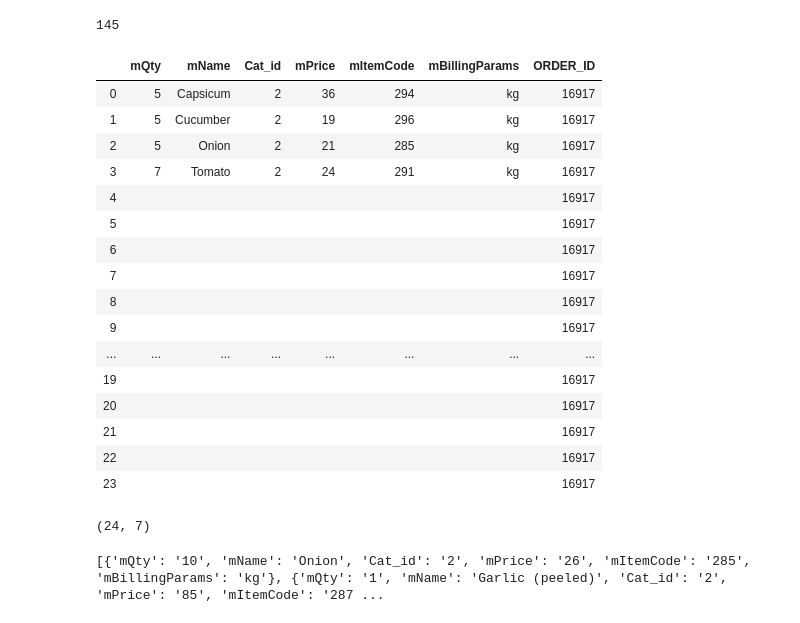
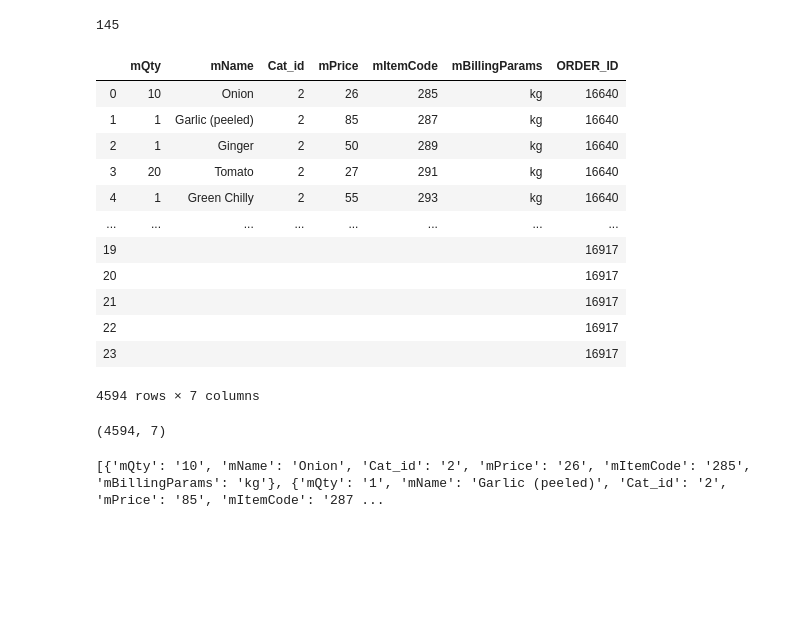
Before and after one commit to somya-create/Restaurants_Orders, a Jupyter notebook: New_delivered.ipynb, the cells around one changed output. Saved outputs shown, nothing was run; the diff lists cells and outputs as text; code cells hidden in the pictures; blank space fills up the shorter version.

```diff
--- a/New_delivered.ipynb
+++ b/New_delivered.ipynb
@@ -85,33 +85,29 @@ for i in range(145):
     df_converted = pd.DataFrame.from_dict(js)
     df_converted['ORDER_ID'] = sheet_order_delivered['ORDER_ID'][i]
     #dataframe with actual indexing
-    df1 = pd.concat([order_delivered,df_converted])
+    order_delivered = pd.concat([order_delivered,df_converted])
    #dataframe with continous indexing
     #df11 = pd.concat([order_dispatched,df_converted], ignore_index= True)
-# %%
-df1
-# %% [output]
-|  | mQty | mName | Cat_id | mPrice | mItemCode | mBillingParams | ORDER_ID |
-| 0 | 5 | Capsicum | 2 | 36 | 294 | kg | 16917 |
-| 1 | 5 | Cucumber | 2 | 19 | 296 | kg | 16917 |
-| 2 | 5 | Onion | 2 | 21 | 285 | kg | 16917 |
-| 3 | 7 | Tomato | 2 | 24 | 291 | kg | 16917 |
-| 4 |  |  |  |  |  |  | 16917 |
-| 5 |  |  |  |  |  |  | 16917 |
-| 6 |  |  |  |  |  |  | 16917 |
-| 7 |  |  |  |  |  |  | 16917 |
-| 8 |  |  |  |  |  |  | 16917 |
-| 9 |  |  |  |  |  |  | 16917 |
-| ... | ... | ... | ... | ... | ... | ... | ... |
-| 19 |  |  |  |  |  |  | 16917 |
-| 20 |  |  |  |  |  |  | 16917 |
-| 21 |  |  |  |  |  |  | 16917 |
-| 22 |  |  |  |  |  |  | 16917 |
-| 23 |  |  |  |  |  |  | 16917 |
+# %%
+order_delivered
+# %% [output]
+|  | mQty | mName | Cat_id | mPrice | mItemCode | mBillingParams | ORDER_ID |
+| 0 | 10 | Onion | 2 | 26 | 285 | kg | 16640 |
+| 1 | 1 | Garlic (peeled) | 2 | 85 | 287 | kg | 16640 |
+| 2 | 1 | Ginger | 2 | 50 | 289 | kg | 16640 |
+| 3 | 20 | Tomato | 2 | 27 | 291 | kg | 16640 |
+| 4 | 1 | Green Chilly | 2 | 55 | 293 | kg | 16640 |
+| ... | ... | ... | ... | ... | ... | ... | ... |
+| 19 |  |  |  |  |  |  | 16917 |
+| 20 |  |  |  |  |  |  | 16917 |
+| 21 |  |  |  |  |  |  | 16917 |
+| 22 |  |  |  |  |  |  | 16917 |
+| 23 |  |  |  |  |  |  | 16917 |
+4594 rows × 7 columns
 # %%
-df1.shape
+order_delivered.shape
 # %% [output]
-(24, 7)
+(4594, 7)
 # %%
 #separating the items and transfroming them into a dataframe
 order_delivered= pd.DataFrame()
```
